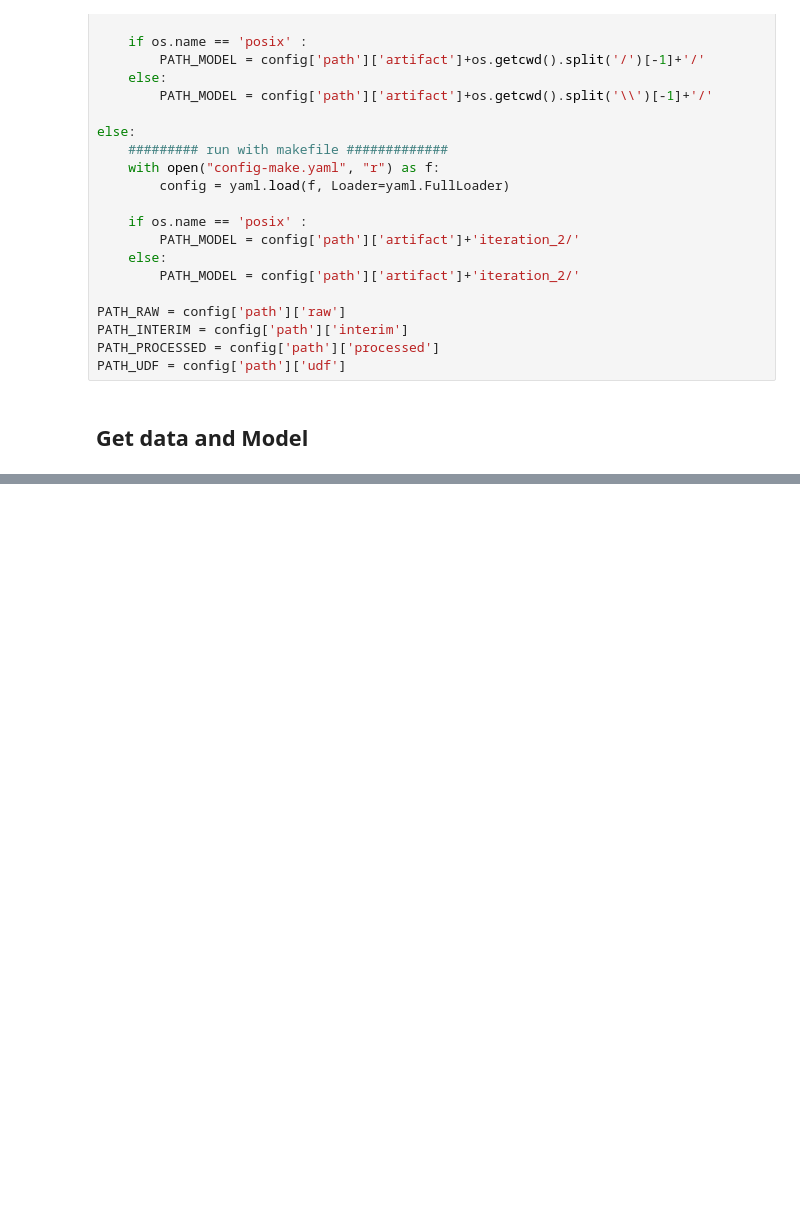
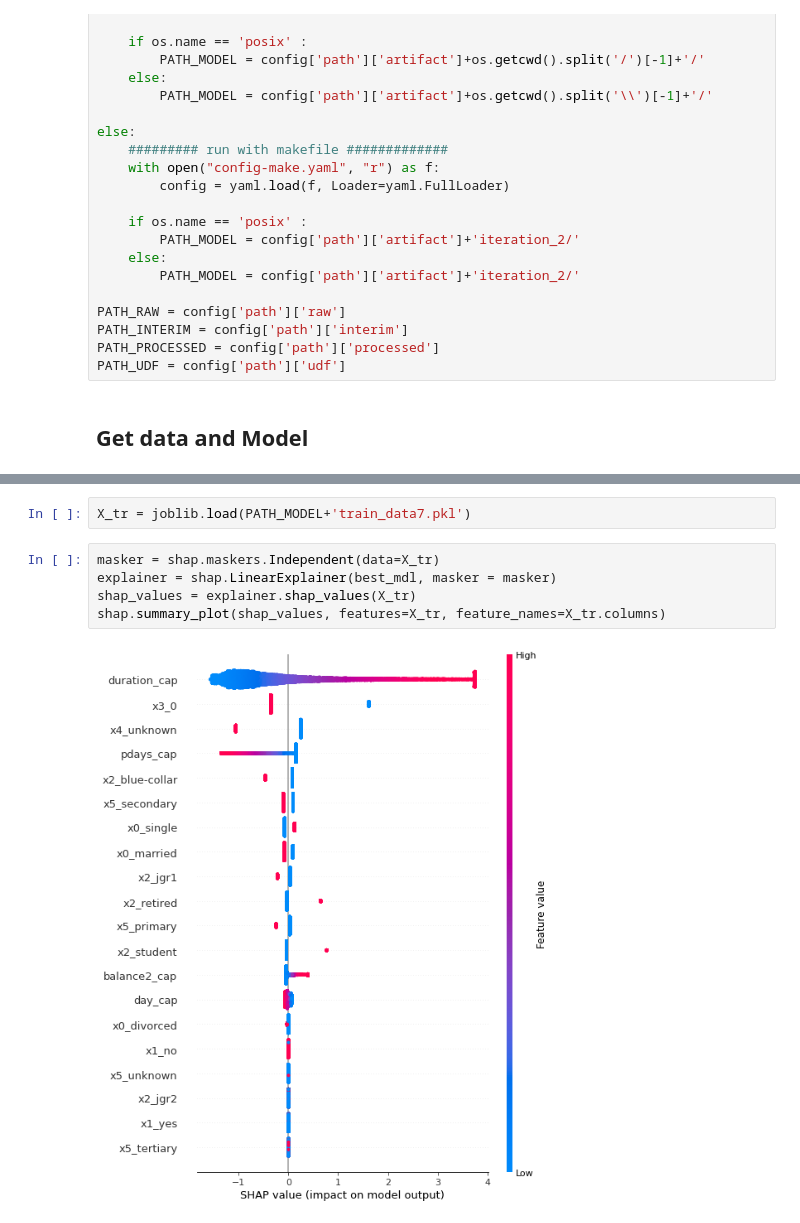
Before and after one commit to datascienceid/dsiex-termdeposit, a Jupyter notebook: notebooks/iteration_2/3-evaluation.ipynb, the cells around one changed output, grey strips where cells are left out. Drawn from its saved outputs; the diff is of its cells as text; blank space fills up the shorter version.

```diff
--- a/notebooks/iteration_2/3-evaluation.ipynb
+++ b/notebooks/iteration_2/3-evaluation.ipynb
@@ -47,0 +120,9 @@ joblib.dump(best_clf[mdl],PATH_MODEL+mdl+'.pkl')
+# %%
+X_tr = joblib.load(PATH_MODEL+'train_data7.pkl')
+# %%
+masker = shap.maskers.Independent(data=X_tr)
+explainer = shap.LinearExplainer(best_mdl, masker = masker)
+shap_values = explainer.shap_values(X_tr)
+shap.summary_plot(shap_values, features=X_tr, feature_names=X_tr.columns)
+# %% [output]
+[figure, added]
```
Also changed, not shown: parts of 11 cells of this notebook, 21 other files.
